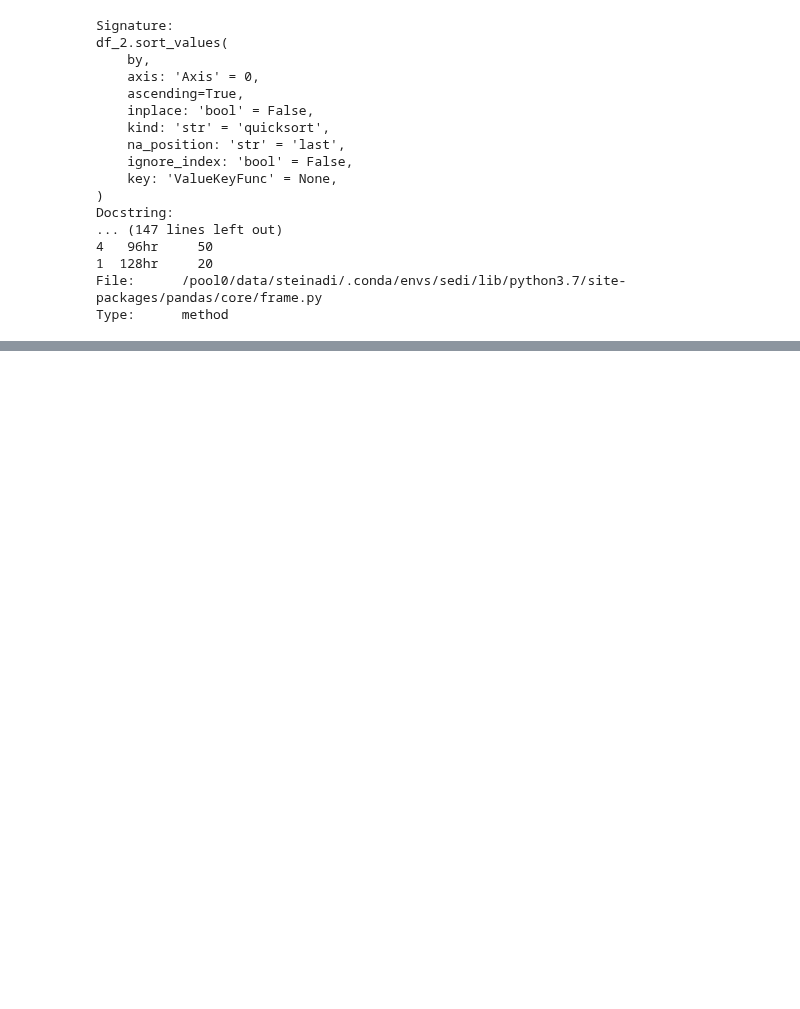
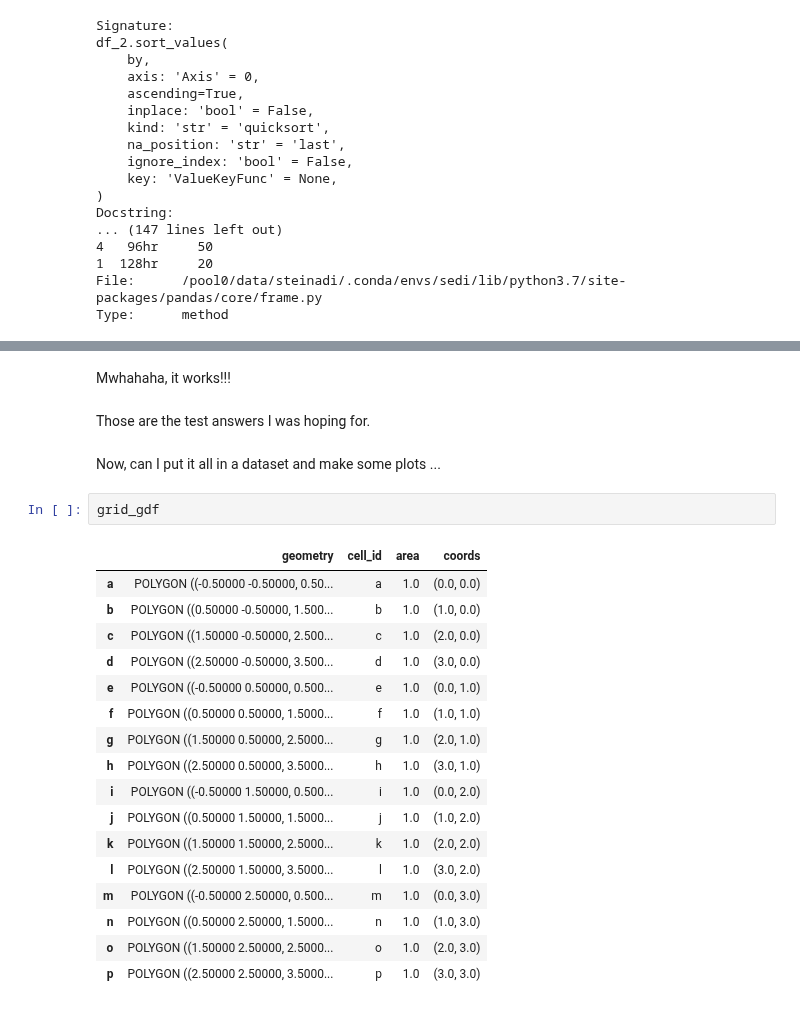
Before and after one commit to UW-Hydro/drought_impact, a Jupyter notebook: notebooks/explore/drought_event_tracking.ipynb, the cells around one changed output, grey strips where cells are left out. Drawn from its saved outputs; the diff is of its cells as text; blank space fills up the shorter version.

```diff
--- a/notebooks/explore/drought_event_tracking.ipynb
+++ b/notebooks/explore/drought_event_tracking.ipynb
@@ -799,0 +877,26 @@ Above to-do:
+# %% [markdown]
+Mwhahaha, it works!!!
+# %% [markdown]
+Those are the test answers I was hoping for.
+# %% [markdown]
+Now, can I put it all in a dataset and make some plots ...
+# %%
+grid_gdf
+# %% [output]
+|  | geometry | cell_id | area | coords |
+| a | POLYGON ((-0.50000 -0.50000, 0.50... | a | 1.0 | (0.0, 0.0) |
+| b | POLYGON ((0.50000 -0.50000, 1.500... | b | 1.0 | (1.0, 0.0) |
+| c | POLYGON ((1.50000 -0.50000, 2.500... | c | 1.0 | (2.0, 0.0) |
+| d | POLYGON ((2.50000 -0.50000, 3.500... | d | 1.0 | (3.0, 0.0) |
+| e | POLYGON ((-0.50000 0.50000, 0.500... | e | 1.0 | (0.0, 1.0) |
+| f | POLYGON ((0.50000 0.50000, 1.5000... | f | 1.0 | (1.0, 1.0) |
+| g | POLYGON ((1.50000 0.50000, 2.5000... | g | 1.0 | (2.0, 1.0) |
+| h | POLYGON ((2.50000 0.50000, 3.5000... | h | 1.0 | (3.0, 1.0) |
+| i | POLYGON ((-0.50000 1.50000, 0.500... | i | 1.0 | (0.0, 2.0) |
+| j | POLYGON ((0.50000 1.50000, 1.5000... | j | 1.0 | (1.0, 2.0) |
+| k | POLYGON ((1.50000 1.50000, 2.5000... | k | 1.0 | (2.0, 2.0) |
+| l | POLYGON ((2.50000 1.50000, 3.5000... | l | 1.0 | (3.0, 2.0) |
+| m | POLYGON ((-0.50000 2.50000, 0.500... | m | 1.0 | (0.0, 3.0) |
+| n | POLYGON ((0.50000 2.50000, 1.5000... | n | 1.0 | (1.0, 3.0) |
+| o | POLYGON ((1.50000 2.50000, 2.5000... | o | 1.0 | (2.0, 3.0) |
+| p | POLYGON ((2.50000 2.50000, 3.5000... | p | 1.0 | (3.0, 3.0) |
```
Also changed, not shown: parts of 45 cells of this notebook.
